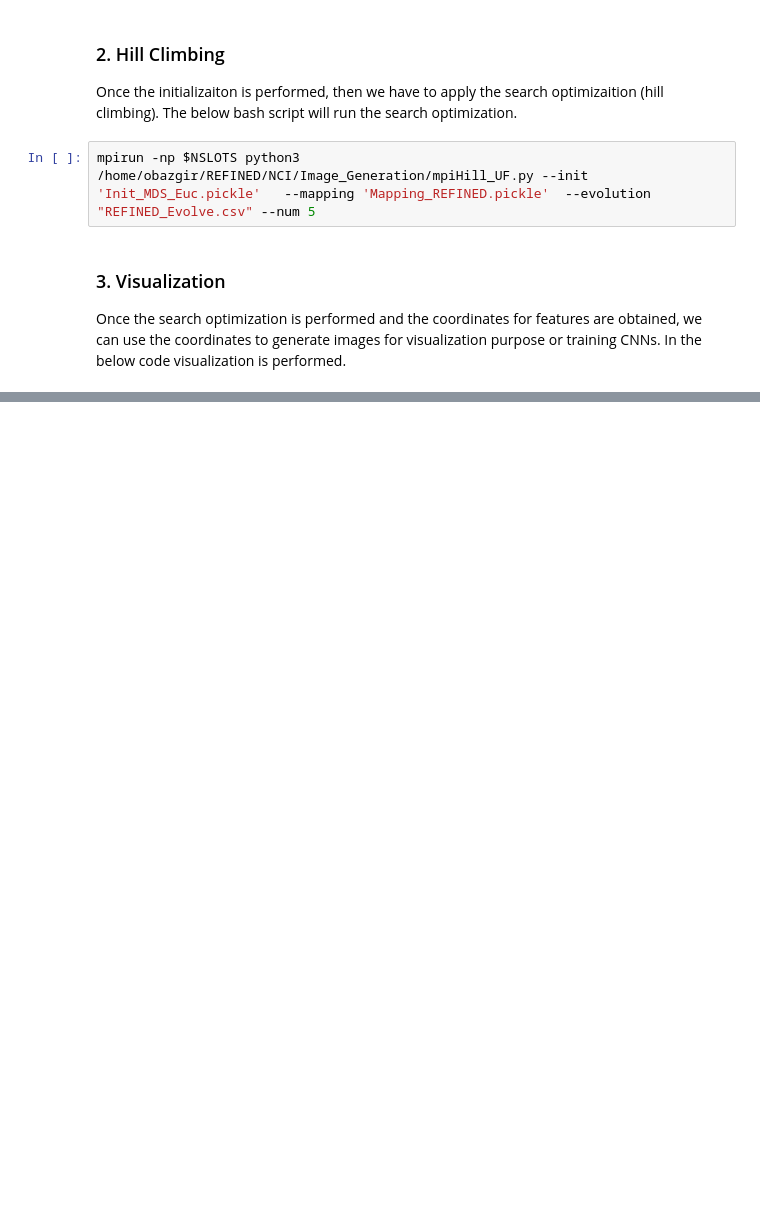
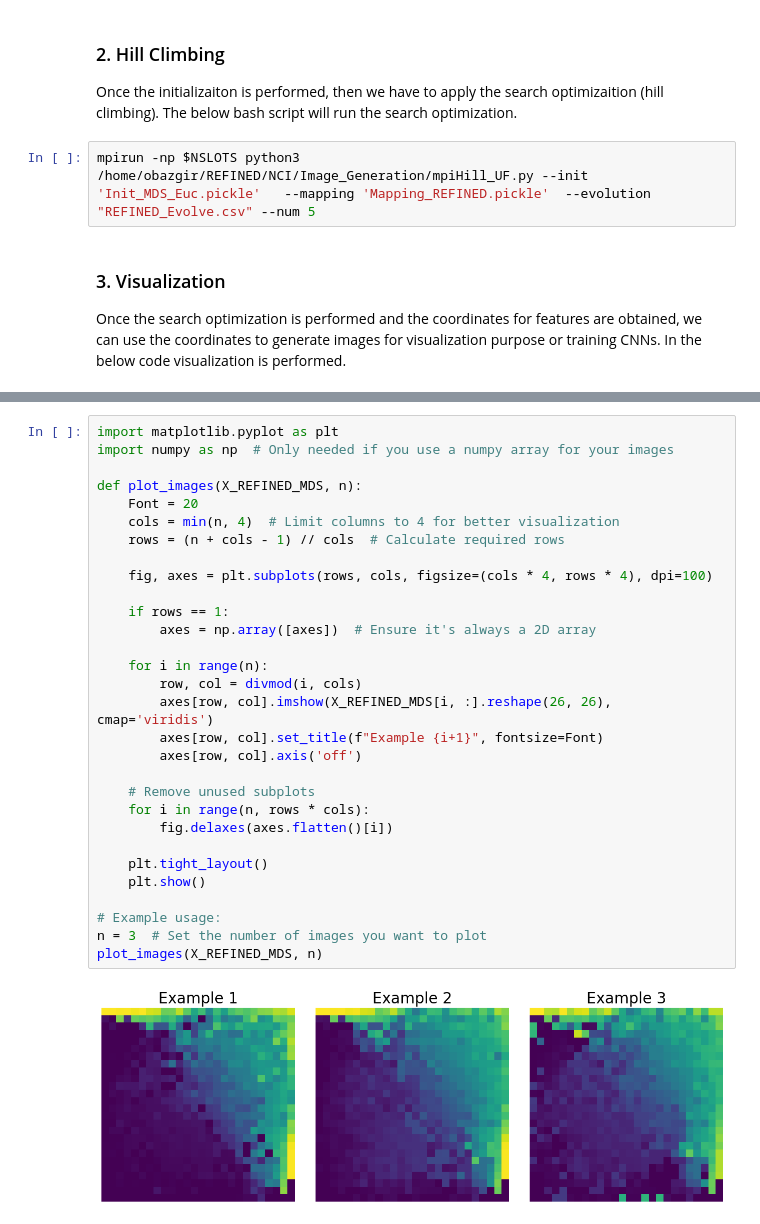
Before and after one commit to imankhazrak/REFINED, a Jupyter notebook: REFINED_Viz.ipynb, the cells around one changed output, grey strips where cells are left out. Saved outputs shown, nothing was run; the diff lists cells and outputs as text; blank space fills up the shorter version.

```diff
--- a/REFINED_Viz.ipynb
+++ b/REFINED_Viz.ipynb
@@ -137,0 +159,32 @@ plt.axis('off')
+# %%
+import matplotlib.pyplot as plt
+import numpy as np  # Only needed if you use a numpy array for your images
+
+def plot_images(X_REFINED_MDS, n):
+    Font = 20
+    cols = min(n, 4)  # Limit columns to 4 for better visualization
+    rows = (n + cols - 1) // cols  # Calculate required rows
+
+    fig, axes = plt.subplots(rows, cols, figsize=(cols * 4, rows * 4), dpi=100)
+
+    if rows == 1:
+        axes = np.array([axes])  # Ensure it's always a 2D array
+
+    for i in range(n):
+        row, col = divmod(i, cols)
+        axes[row, col].imshow(X_REFINED_MDS[i, :].reshape(26, 26), cmap='viridis')
+        axes[row, col].set_title(f"Example {i+1}", fontsize=Font)
+        axes[row, col].axis('off')
+
+    # Remove unused subplots
+    for i in range(n, rows * cols):
+        fig.delaxes(axes.flatten()[i])
+
+    plt.tight_layout()
+    plt.show()
+
+# Example usage:
+n = 3  # Set the number of images you want to plot
+plot_images(X_REFINED_MDS, n)
+# %% [output]
+[figure, added]
```
Also changed, not shown: parts of 6 cells of this notebook, 1 other file.
